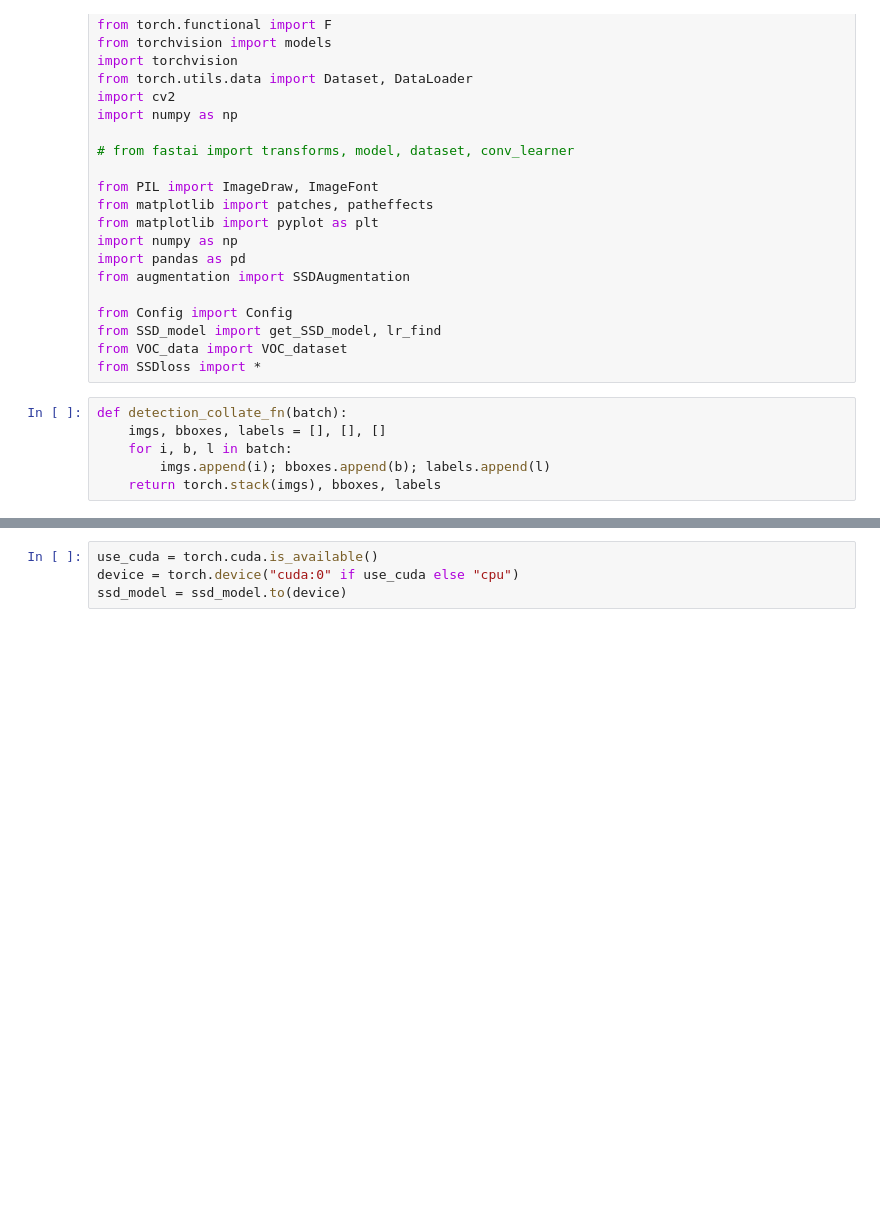
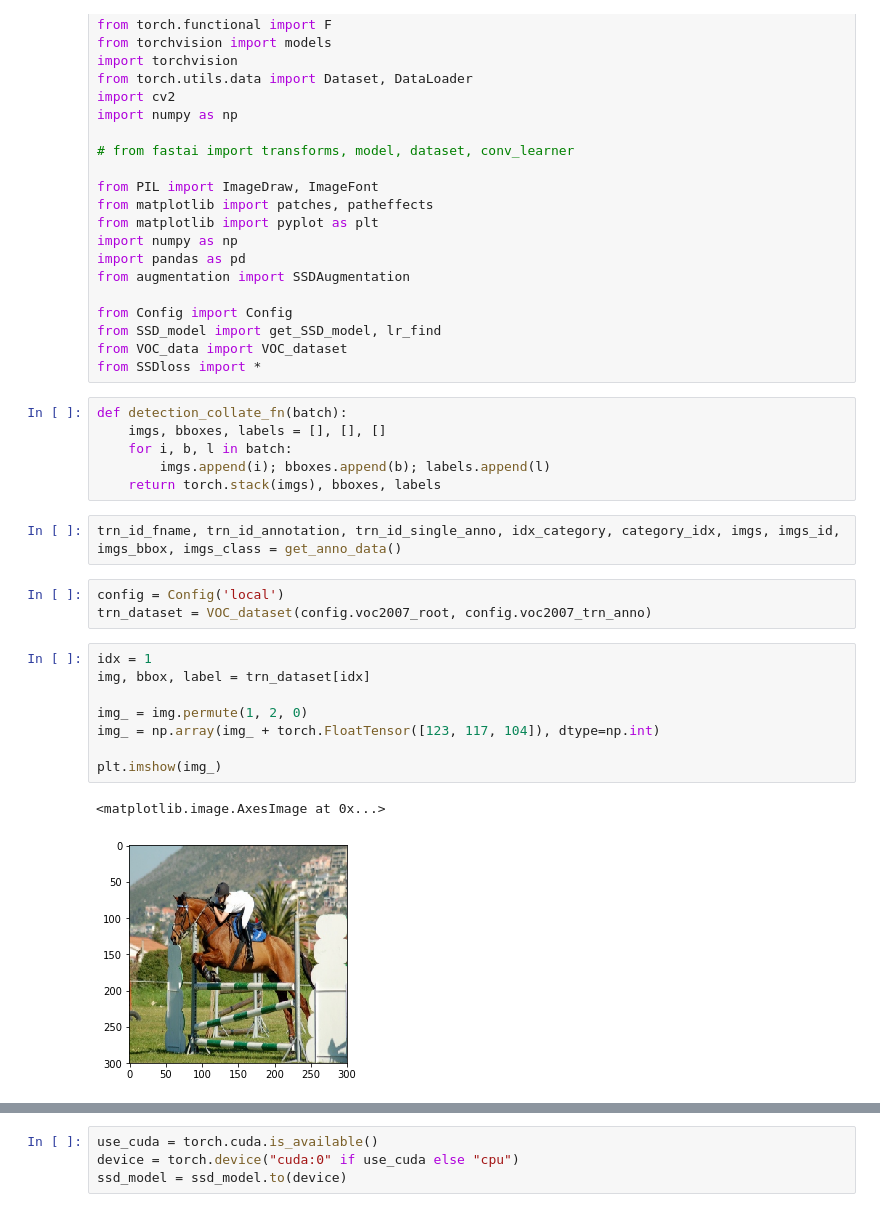
Before and after one commit to kindeQi/PyTorch_SSD, a Jupyter notebook: test_local.ipynb, the cells around one changed output, grey strips where cells are left out. Cells and saved outputs as stored; diff of their text form; blank space fills up the shorter version.

Commit message:
verified image read, augmentation, priorbox

```diff
--- a/test_local.ipynb
+++ b/test_local.ipynb
@@ -35,3 +35,19 @@ def detection_collate_fn(batch):
     for i, b, l in batch:
         imgs.append(i); bboxes.append(b); labels.append(l)
     return torch.stack(imgs), bboxes, labels
+# %%
+trn_id_fname, trn_id_annotation, trn_id_single_anno, idx_category, category_idx, imgs, imgs_id, imgs_bbox, imgs_class = get_anno_data()
+# %%
+config = Config('local')
+trn_dataset = VOC_dataset(config.voc2007_root, config.voc2007_trn_anno)
+# %%
+idx = 1
+img, bbox, label = trn_dataset[idx]
+
+img_ = img.permute(1, 2, 0)
+img_ = np.array(img_ + torch.FloatTensor([123, 117, 104]), dtype=np.int)
+
+plt.imshow(img_)
+# %% [output]
+<matplotlib.image.AxesImage at 0x...>
+[figure, added]
```
Also changed, not shown: parts of 17 cells of this notebook, 3 other files.
